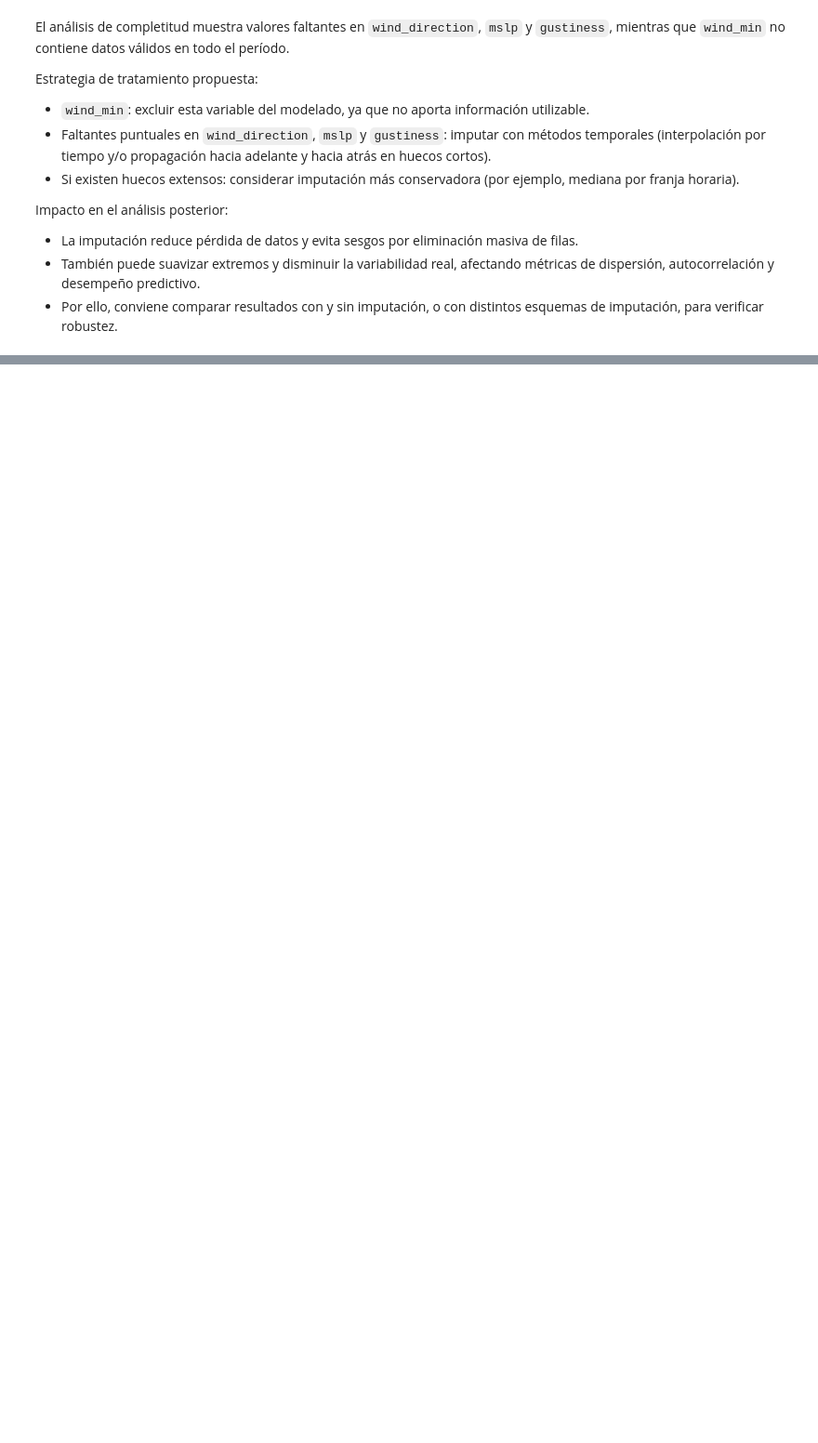
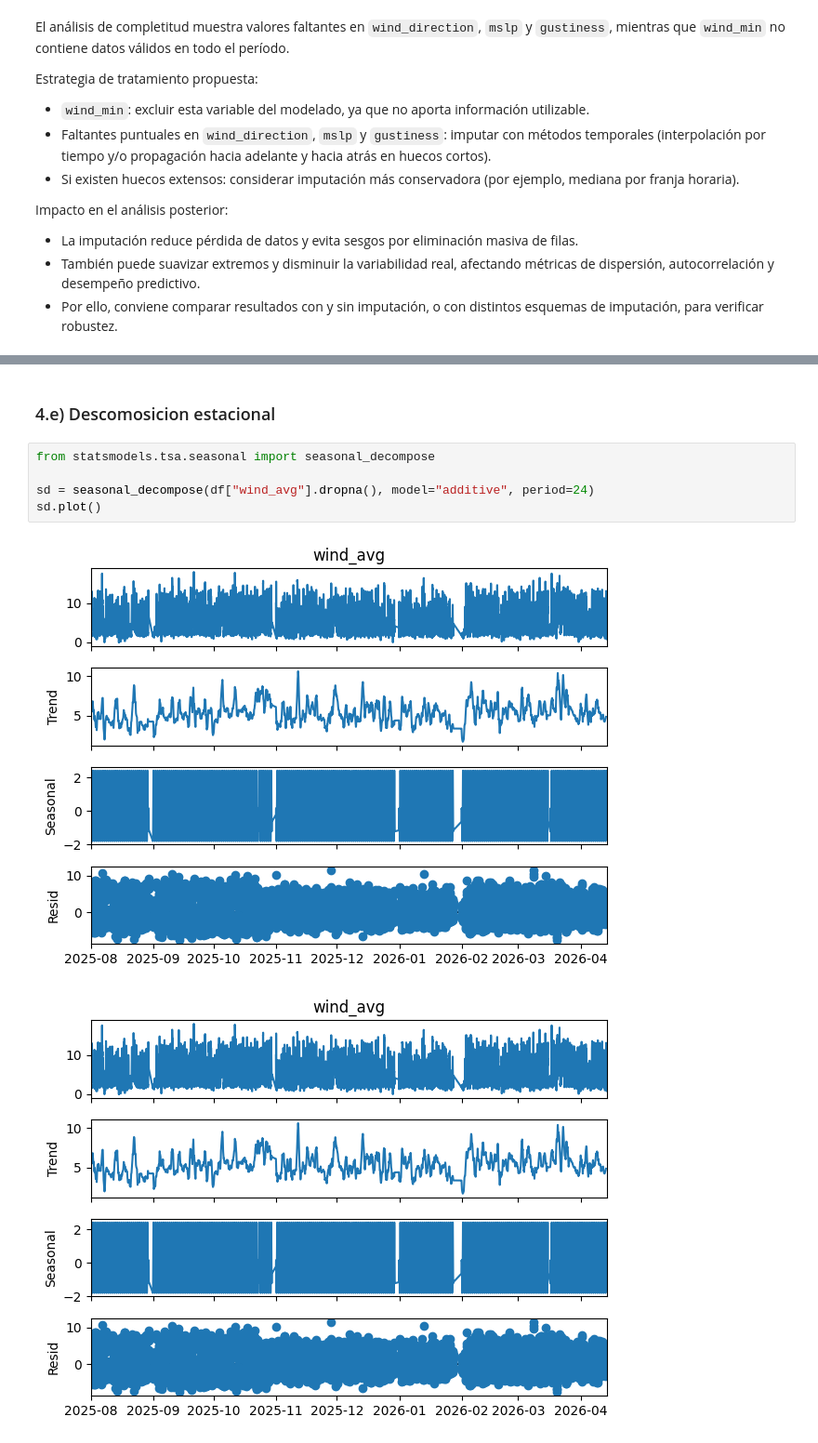
Before and after one commit to MarcosACH/potrerillos-wind-forecast, a Jupyter notebook: src/entregable_1.ipynb, the cells around one changed output, grey strips where cells are left out. Shown at 93% size. Drawn from its saved outputs; the diff is of its cells as text; blank space fills up the shorter version.

```diff
--- a/src/entregable_1.ipynb
+++ b/src/entregable_1.ipynb
@@ -119,0 +155,10 @@ Impacto en el análisis posterior:
+# %% [markdown]
+### 4.e) Descomosicion estacional
+# %%
+from statsmodels.tsa.seasonal import seasonal_decompose
+
+sd = seasonal_decompose(df["wind_avg"].dropna(), model="additive", period=24)
+sd.plot()
+# %% [output]
+[figure, added]
+[figure, added]
```
Also changed, not shown: parts of 14 cells of this notebook.
